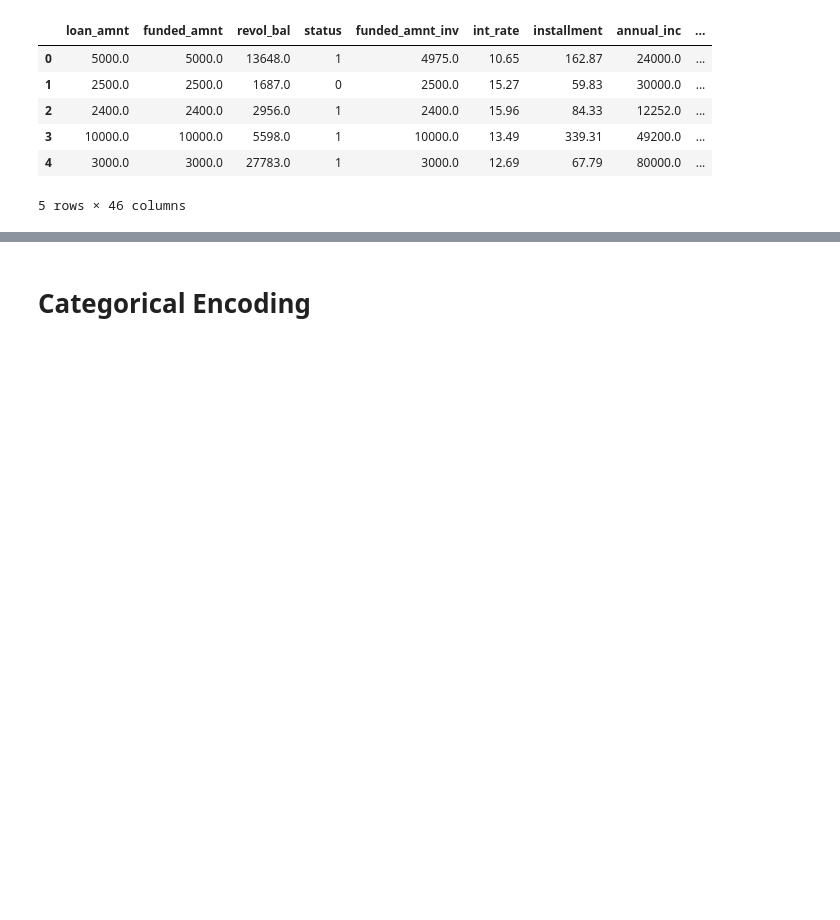
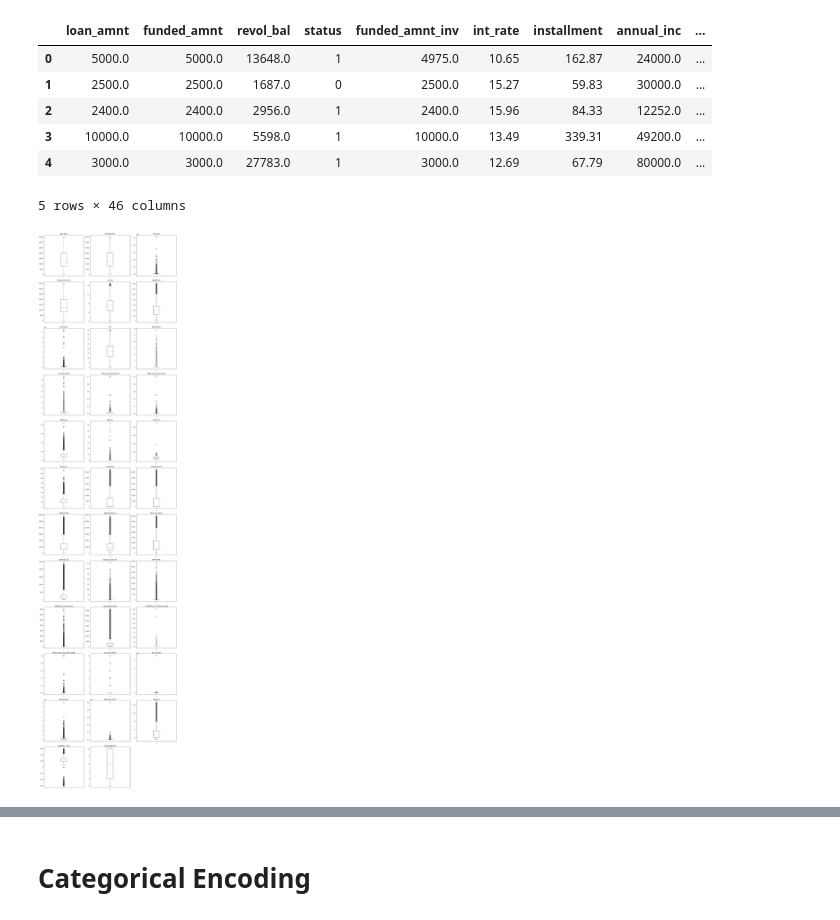
Before and after one commit to MYOUSSF/CreditRisk, a Jupyter notebook: Probability_of_Default_Modelling.ipynb, the cells around one changed output, grey strips where cells are left out. Cells and saved outputs as stored; diff of their text form; code cells hidden in the pictures; blank space fills up the shorter version.

Commit message:
Added boxplots

```diff
--- a/Probability_of_Default_Modelling.ipynb
+++ b/Probability_of_Default_Modelling.ipynb
@@ -505,3 +505,25 @@ df.head(5)
 | 3 | 10000.0 | 10000.0 | 5598.0 | 1 | 10000.0 | 13.49 | 339.31 | 49200.0 | ... |
 | 4 | 3000.0 | 3000.0 | 27783.0 | 1 | 3000.0 | 12.69 | 67.79 | 80000.0 | ... |
 5 rows × 46 columns
+# %%
+def plot_boxplot(df, columns_per_row=3):
+    num_plots = len(df.columns)
+    num_rows = (num_plots + columns_per_row - 1) // columns_per_row
+
+    fig, axes = plt.subplots(nrows=num_rows, ncols=columns_per_row, figsize=(15, 5 * num_rows))
+    axes = axes.flatten()
+
+    for i, column in enumerate(df.columns):
+        axes[i].boxplot(df[column])
+        axes[i].set_title(f'{column}')
+
+    for j in range(i + 1, len(axes)):
+        fig.delaxes(axes[j])
+
+    plt.tight_layout()
+    plt.show()
+
+numerical = df.select_dtypes('float64')
+plot_boxplot(numerical, columns_per_row=3)
+# %% [output]
+[figure, added]
```
Also changed, not shown: parts of 5 cells of this notebook.
